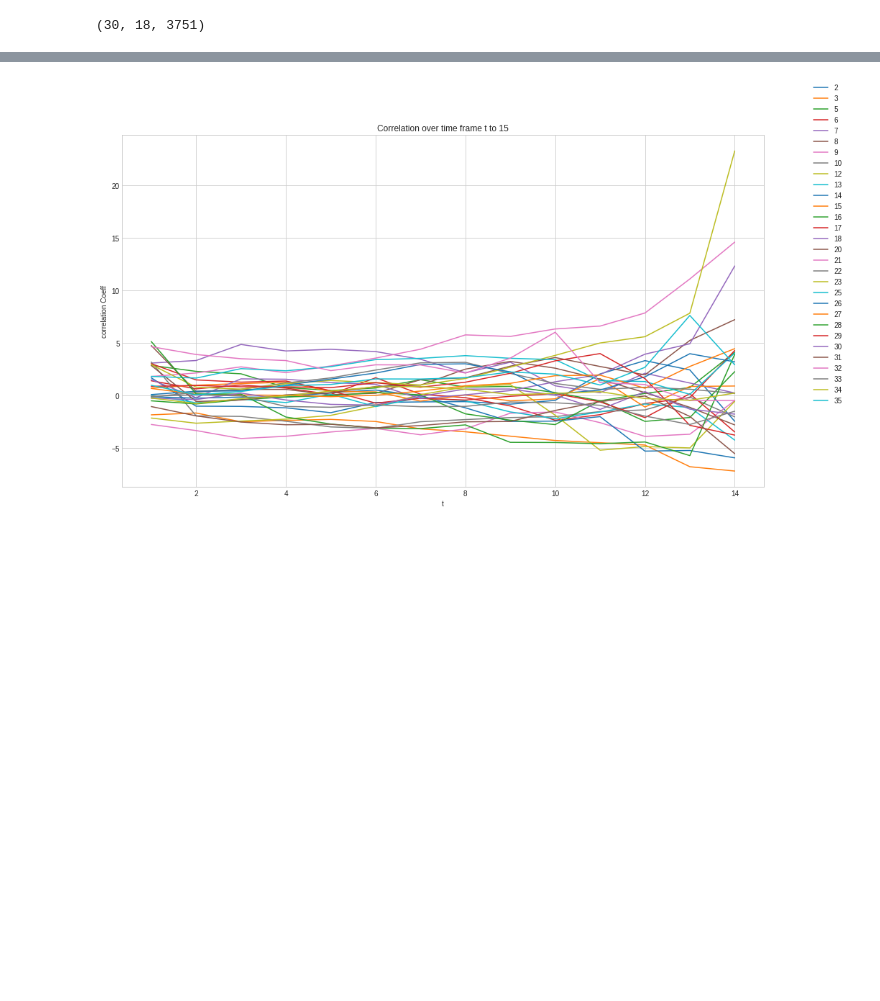
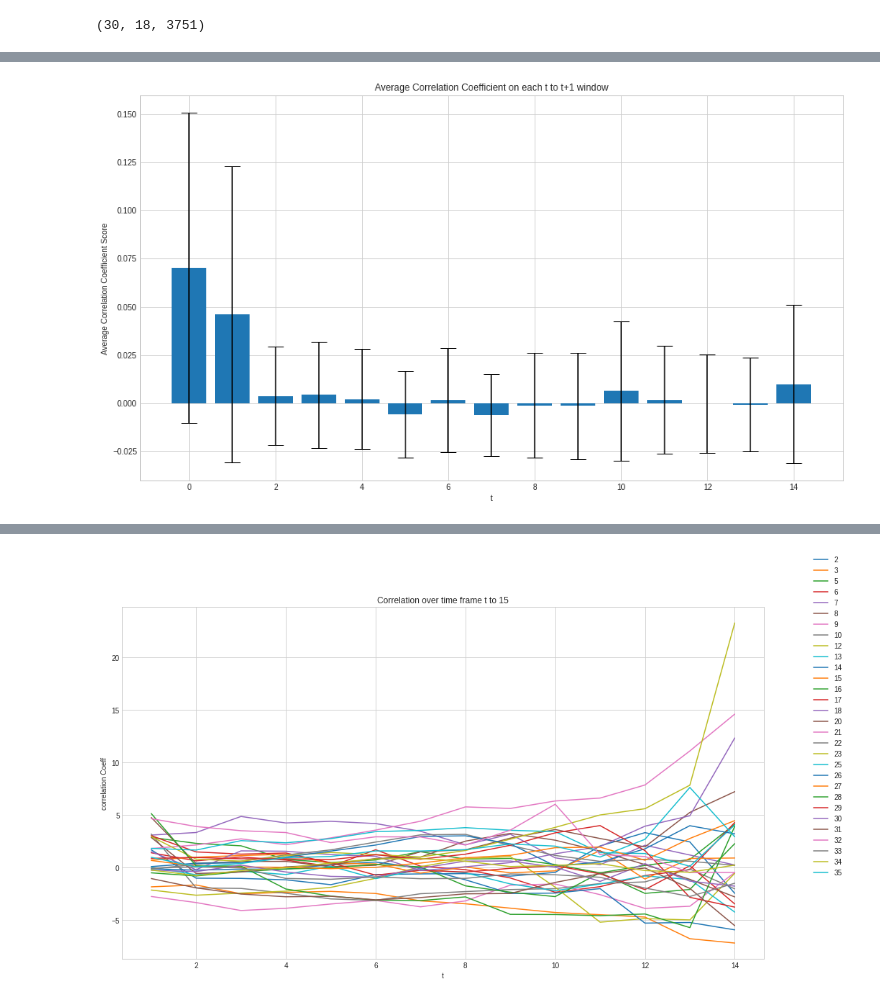
Before and after one commit to akraradets/2021JanHCI, a Jupyter notebook: 3-preprocess/5.Hypothesis3.ipynb, the cells around one changed output, grey strips where cells are left out. Drawn from its saved outputs; the diff is of its cells as text; code cells hidden in the pictures; blank space fills up the shorter version.

```diff
--- a/3-preprocess/5.Hypothesis3.ipynb
+++ b/3-preprocess/5.Hypothesis3.ipynb
@@ -171,0 +220,11 @@ with open(f'data_break/y.pickle', 'wb') as handle:
+# %%
+fig,ax = plt.subplots(figsize=(16,9))
+ax.bar([14,13,12,11,10,9,8,7,6,5,4,3,2,1,0],np.mean(df,axis=1),yerr=np.std(df,axis=1), ecolor='black', capsize=10)
+# ax.bar(x_pos, CTEs, yerr=error, align='center', alpha=0.5, ecolor='black', capsize=10)
+# ax.errorbar([14,13,12,11,10,9,8,7,6,5,4,3,2,1,0],np.std(df,axis=1))
+ax.set_title("Average Correlation Coefficient on each t to t+1 window")
+ax.set_xlabel("t")
+ax.set_ylabel("Average Correlation Coefficient Score")
+plt.show()
+# %% [output]
+[figure, added]
```
Also changed, not shown: parts of 9 cells of this notebook.
